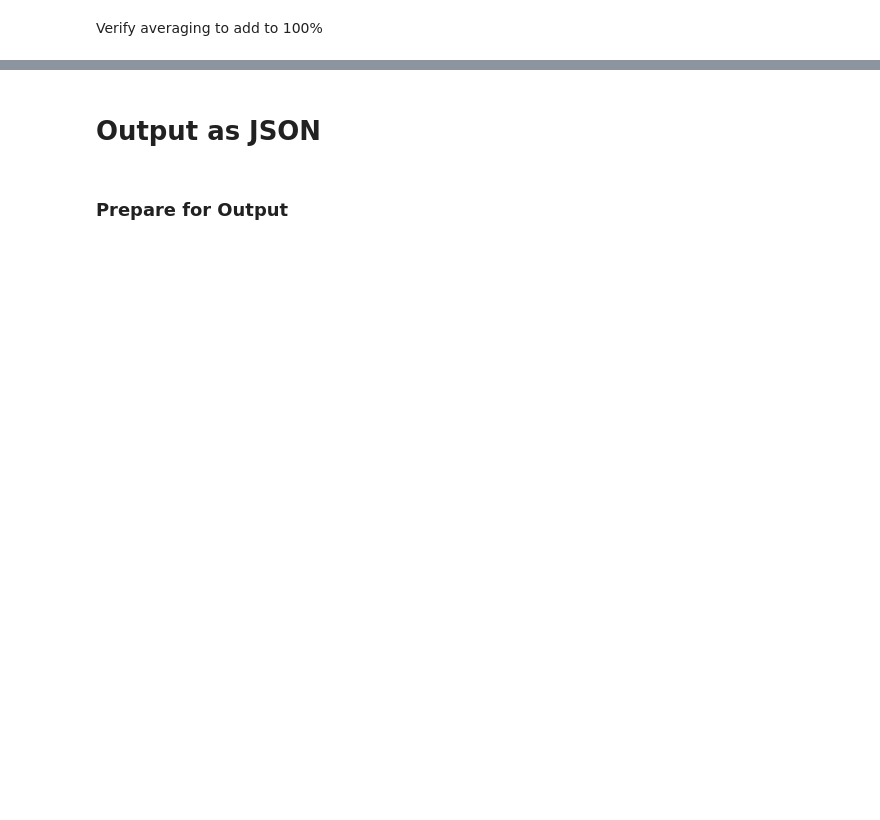
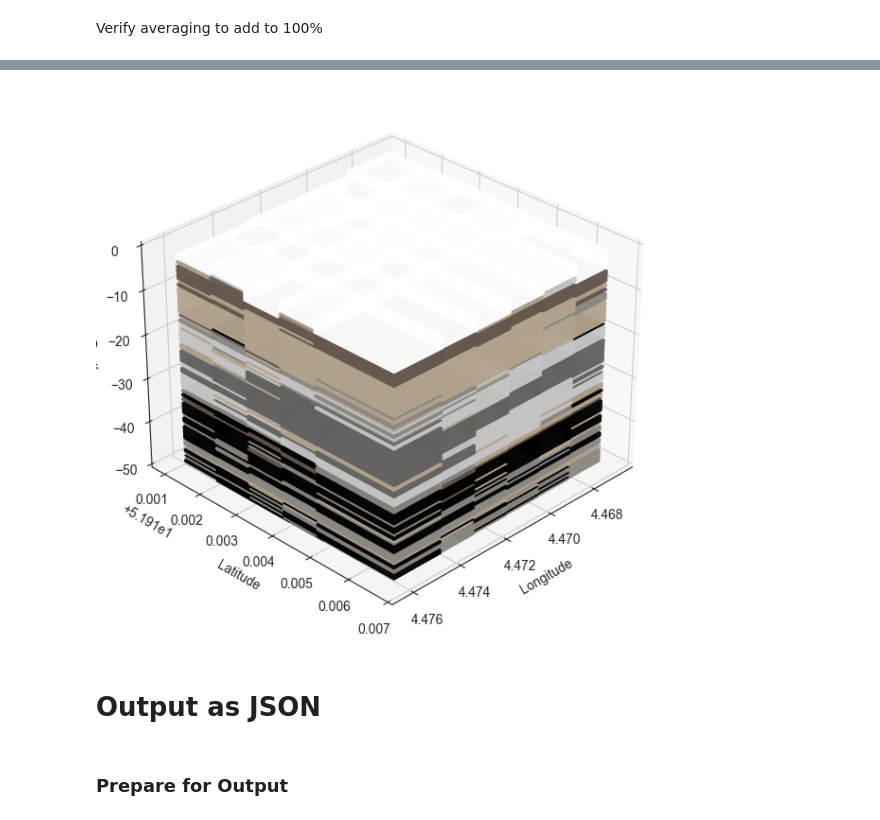
Before and after one commit to silviaelisabeth/UndergroundVisuals_Rotterdam, a Jupyter notebook: dev_layer_plot.ipynb, the cells around one changed output, grey strips where cells are left out. Saved outputs shown, nothing was run; the diff lists cells and outputs as text; code cells hidden in the pictures; blank space fills up the shorter version.

```diff
--- a/dev_layer_plot.ipynb
+++ b/dev_layer_plot.ipynb
@@ -584,12 +660,15 @@ profiles_grouped, unique_points_grouped = ft.get_unique_points(points_around_inp
 # %%
 fig = ft.plot_voxel(
     unique_points_grouped, elev=30, azim=45,
     layer_label='layers',  dx=0.002, dy=0.002,
     save_name='output/smoothed_dataset',
     save=False, display_plot=True, figsize=(18,6)
     )
 
-fig.savefig(f"output/20251211_Content-smoothed_voxel_around_{longitude}-{latitude}.png")
+if save:
+    fig.savefig(f"output/20251211_Content-smoothed_voxel_around_{longitude}-{latitude}.png")
+# %% [output]
+[figure, added]
 # %% [markdown]
 # Output as JSON
 # %% [markdown]
```
Also changed, not shown: parts of 28 cells of this notebook, 1 other file.
